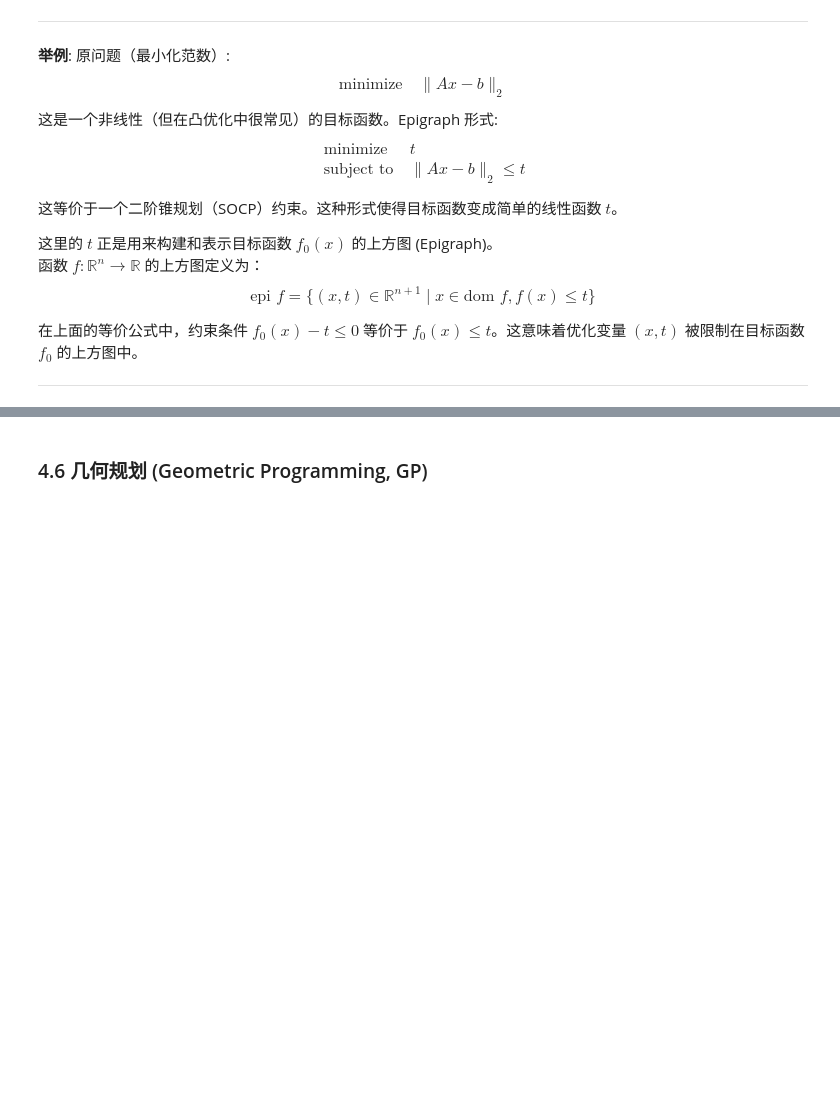
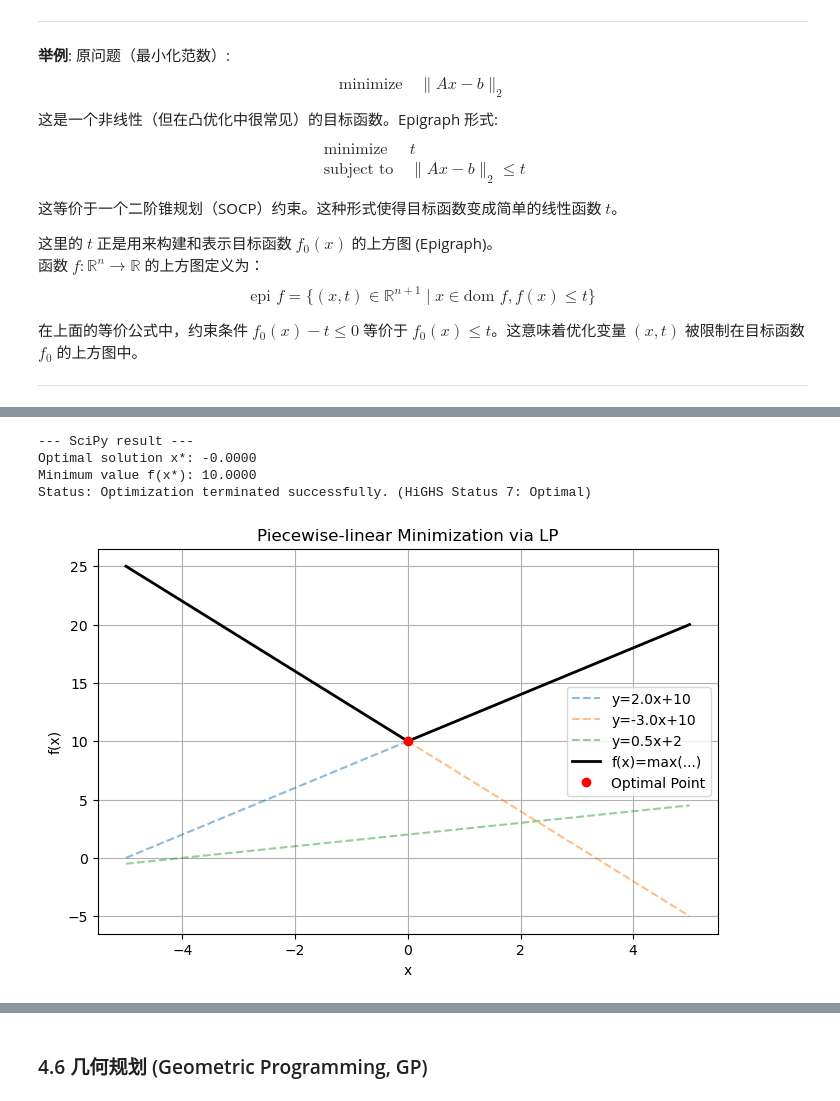
Before and after one commit to mengxinzhao/ml_learning_note, a Jupyter notebook: math/convex_optimization/lecture_5_8.ipynb, the cells around one changed output, grey strips where cells are left out. Cells and saved outputs as stored; diff of their text form; code cells hidden in the pictures; blank space fills up the shorter version.

Commit message:
add qp optimization

```diff
--- a/math/convex_optimization/lecture_5_8.ipynb
+++ b/math/convex_optimization/lecture_5_8.ipynb
@@ -587,0 +739,68 @@ $$\begin{aligned}
+# %%
+import numpy as np
+from scipy.optimize import linprog
+import matplotlib.pyplot as plt
+
+# --- 1. Define parameters ---
+# We have 3 lines: a_i * x + b_i
+# f(x) = max(2x+10, -3x+10, 0.5x+2)
+slopes = np.array([2, -3, 0.5])   # a_i
+intercepts = np.array([10, 10, 2]) # b_i
+
+# --- 2. Build the LP matrices ---
+# Optimization variable vector: z = [x, t]
+# Objective: minimize t -> c = [0, 1] (since the coefficient of x is 0 and the coefficient of t is 1)
+# Objective = c dot z = [c_x, c_t] dot [x, t].T  = c_x * x + c_t * t
+# but we want to minimize t, and x doesn't directly impact object so set c_x = 0
+c = np.array([0, 1])
+
+# Constraints: a_i * x + b_i <= t  ==>  a_i * x - t <= -b_i
+# Build A_ub: first column is slopes (coefficient of x), second column is -1 (coefficient of t)
+n_constraints = len(slopes)
+A_ub = np.column_stack((slopes, -np.ones(n_constraints)))
+
+# Build b_ub: -intercepts
+b_ub = -intercepts
+
+# Variable bounds: both x and t can be negative (None means -inf to +inf)
+bounds = [(None, None), (None, None)]
+
+# --- 3. Solve the LP ---
+result = linprog(c, A_ub=A_ub, b_ub=b_ub, bounds=bounds, method='highs')
+
+if result.success:
+    x_opt = result.x[0]
+    t_opt = result.x[1]
+    print(f"--- SciPy result ---")
+    print(f"Optimal solution x*: {x_opt:.4f}")
+    print(f"Minimum value f(x*): {t_opt:.4f}")
+    print(f"Status: {result.message}")
+else:
+    print("Solve failed")
+
+# --- 4. Visualization for validation (1D only) ---
+x_vals = np.linspace(-5, 5, 100)
+y_vals = np.max([m * x_vals + b for m, b in zip(slopes, intercepts)], axis=0)
+
+plt.figure(figsize=(8, 5))
+# Plot each individual line
+for m, b in zip(slopes, intercepts):
+    plt.plot(x_vals, m * x_vals + b, '--', alpha=0.5, label=f'y={m}x+{b}')
+
+# Plot the max function (piecewise-linear function)
+plt.plot(x_vals, y_vals, 'k-', linewidth=2, label='f(x)=max(...)')
+# Plot the optimal solution
+plt.plot(x_opt, t_opt, 'ro', label='Optimal Point')
+
+plt.xlabel('x')
+plt.ylabel('f(x)')
+plt.title('Piecewise-linear Minimization via LP')
+plt.legend()
+plt.grid(True)
+plt.show()
+# %% [output]
+--- SciPy result ---
+Optimal solution x*: -0.0000
+Minimum value f(x*): 10.0000
+Status: Optimization terminated successfully. (HiGHS Status 7: Optimal)
+[figure, added]
```
Also changed, not shown: parts of 8 cells of this notebook, 2 other files.
